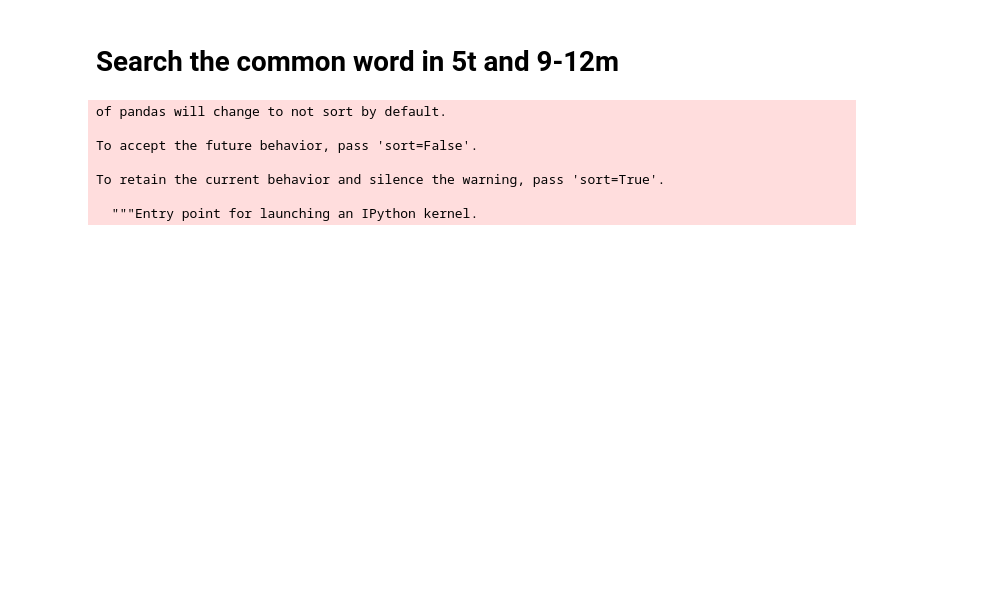
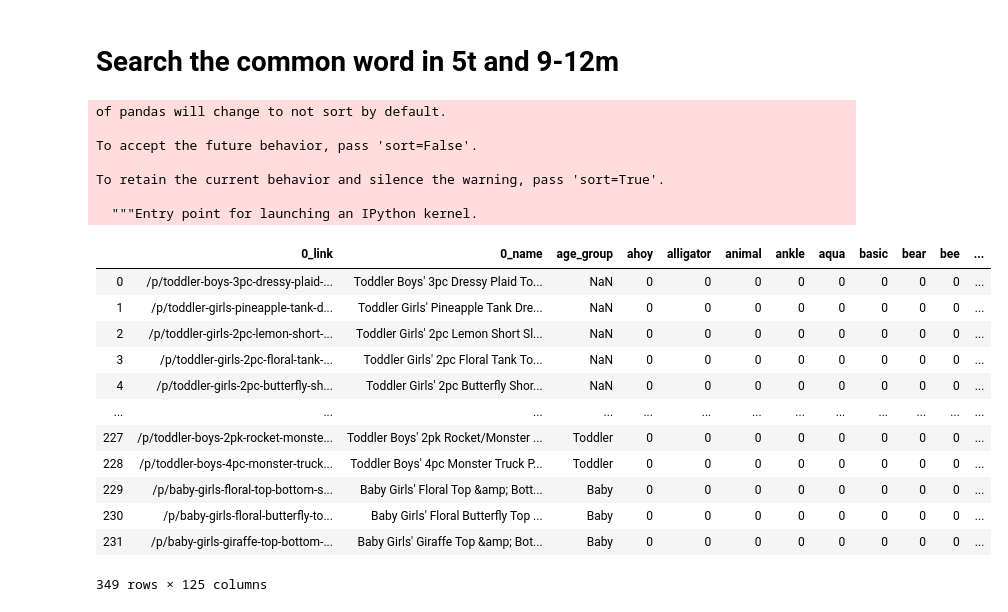
Before and after one commit to tomokr/matching_clothes, a Jupyter notebook: Product-name-analyze.ipynb, the cells around one changed output. Cells and saved outputs as stored; diff of their text form; code cells hidden in the pictures; blank space fills up the shorter version.

Commit message:
update product name filtering

```diff
--- a/Product-name-analyze.ipynb
+++ b/Product-name-analyze.ipynb
@@ -76,3 +78,5 @@ count_vect_df.drop(['12m', '2pc', '2pk', '3pc', '3pk', '4pc', '4pk', '6pk', '9m'
+# %%
+count_vect_df = count_vect_df.drop(remove_list, axis=1)
 # %%
 df_9_12m_group = df_9_12m_group.drop(['Unnamed: 0'], axis=1)
 # %%
@@ -118,5 +90,7 @@ count_5t_df.drop(['12m', '2pc', '2pk', '3pc', '3pk', '4pc', '4pk', '6pk', '9m'],
+# %%
+count_5t_df = count_5t_df.drop(remove_list, axis=1)
 # %%
-df_5t = df_5t.drop(['Unnamed: 0'], axis=1)
+# df_5t = df_5t.drop(['Unnamed: 0'], axis=1)
 # %%
 df_5t_word = df_5t.join(count_5t_df)
 # %% [markdown]
@@ -132,7 +106,23 @@ To retain the current behavior and silence the warning, pass 'sort=True'.
 
   """Entry point for launching an IPython kernel.
 # %%
-df_5t_and_9_12m = df_5t_and_9_12m.drop(['12m', '2pc', '2pk', '3pc', '3pk', '4pc', '4pk', '6pk', '9m'], axis=1)
+# df_5t_and_9_12m = df_5t_and_9_12m.drop(['12m', '2pc', '2pk', '3pc', '3pk', '4pc', '4pk', '6pk', '9m'], axis=1)
+# %%
+df_5t_and_9_12m
+# %% [output]
+|  | 0_link | 0_name | age_group | ahoy | alligator | animal | ankle | aqua | basic | bear | bee | ... |
+| 0 | /p/toddler-boys-3pc-dressy-plaid-... | Toddler Boys' 3pc Dressy Plaid To... | NaN | 0 | 0 | 0 | 0 | 0 | 0 | 0 | 0 | ... |
+| 1 | /p/toddler-girls-pineapple-tank-d... | Toddler Girls' Pineapple Tank Dre... | NaN | 0 | 0 | 0 | 0 | 0 | 0 | 0 | 0 | ... |
+| 2 | /p/toddler-girls-2pc-lemon-short-... | Toddler Girls' 2pc Lemon Short Sl... | NaN | 0 | 0 | 0 | 0 | 0 | 0 | 0 | 0 | ... |
+| 3 | /p/toddler-girls-2pc-floral-tank-... | Toddler Girls' 2pc Floral Tank To... | NaN | 0 | 0 | 0 | 0 | 0 | 0 | 0 | 0 | ... |
+| 4 | /p/toddler-girls-2pc-butterfly-sh... | Toddler Girls' 2pc Butterfly Shor... | NaN | 0 | 0 | 0 | 0 | 0 | 0 | 0 | 0 | ... |
+| ... | ... | ... | ... | ... | ... | ... | ... | ... | ... | ... | ... | ... |
+| 227 | /p/toddler-boys-2pk-rocket-monste... | Toddler Boys' 2pk Rocket/Monster ... | Toddler | 0 | 0 | 0 | 0 | 0 | 0 | 0 | 0 | ... |
+| 228 | /p/toddler-boys-4pc-monster-truck... | Toddler Boys' 4pc Monster Truck P... | Toddler | 0 | 0 | 0 | 0 | 0 | 0 | 0 | 0 | ... |
+| 229 | /p/baby-girls-floral-top-bottom-s... | Baby Girls' Floral Top &amp; Bott... | Baby | 0 | 0 | 0 | 0 | 0 | 0 | 0 | 0 | ... |
+| 230 | /p/baby-girls-floral-butterfly-to... | Baby Girls' Floral Butterfly Top ... | Baby | 0 | 0 | 0 | 0 | 0 | 0 | 0 | 0 | ... |
+| 231 | /p/baby-girls-giraffe-top-bottom-... | Baby Girls' Giraffe Top &amp; Bot... | Baby | 0 | 0 | 0 | 0 | 0 | 0 | 0 | 0 | ... |
+349 rows × 125 columns
 # %%
 df_5t_and_9_12m.sum(axis=0)
 # %% [output]
```
Also changed, not shown: parts of 11 cells of this notebook.
